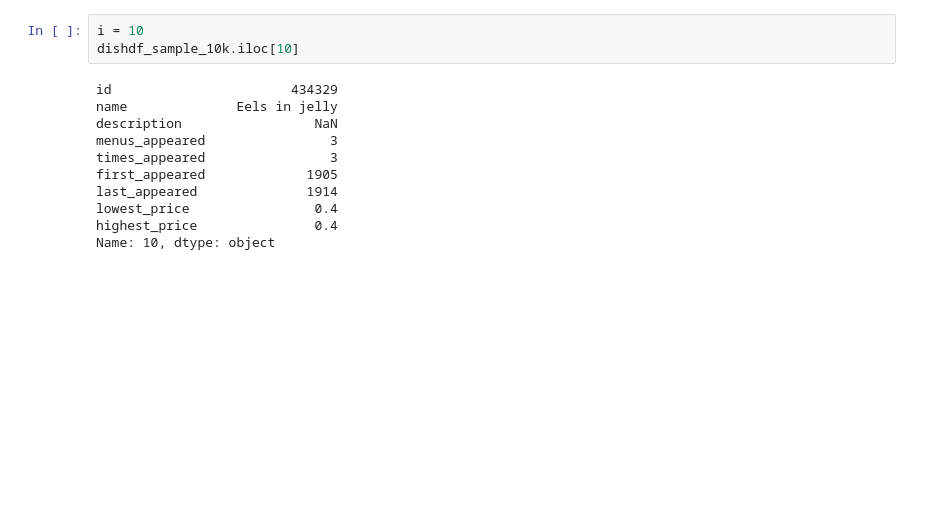
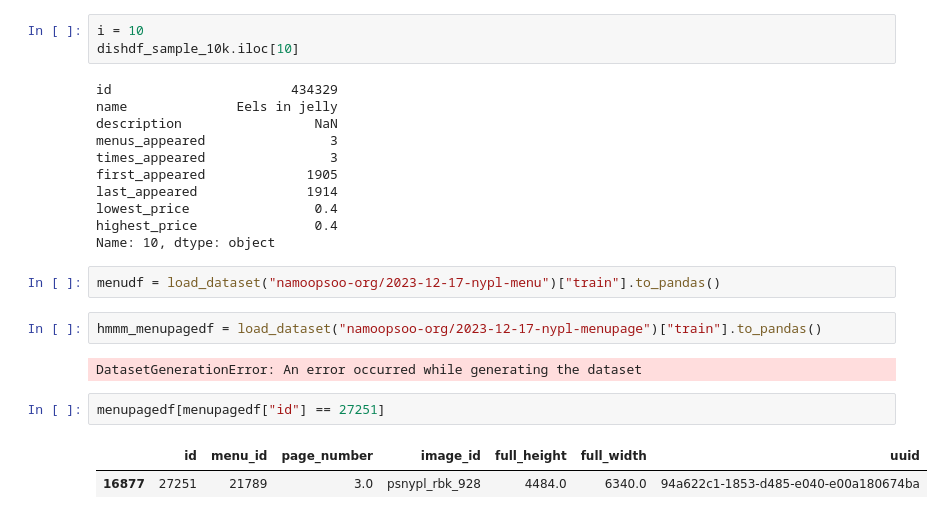
Before and after one commit to namoopsoo/restaurant-menu-entities, a Jupyter notebook: 2023-12-17.ipynb, the cells around one changed output. Cells and saved outputs as stored; diff of their text form; blank space fills up the shorter version.

```diff
--- a/2023-12-17.ipynb
+++ b/2023-12-17.ipynb
@@ -368,3 +368,14 @@ last_appeared              1914
 lowest_price                0.4
 highest_price               0.4
 Name: 10, dtype: object
+# %%
+menudf = load_dataset("namoopsoo-org/2023-12-17-nypl-menu")["train"].to_pandas()
+# %%
+hmmm_menupagedf = load_dataset("namoopsoo-org/2023-12-17-nypl-menupage")["train"].to_pandas()
+# %% [output]
+DatasetGenerationError: An error occurred while generating the dataset
+# %%
+menupagedf[menupagedf["id"] == 27251]
+# %% [output]
+|  | id | menu_id | page_number | image_id | full_height | full_width | uuid |
+| 16877 | 27251 | 21789 | 3.0 | psnypl_rbk_928 | 4484.0 | 6340.0 | 94a622c1-1853-d485-e040-e00a180674ba |
```
Also changed, not shown: parts of 4 cells of this notebook, 1 other file.
